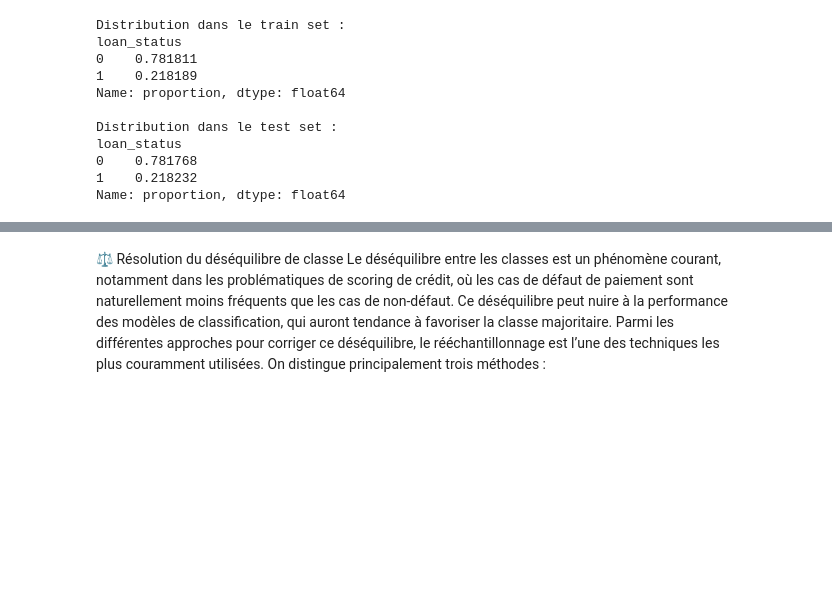
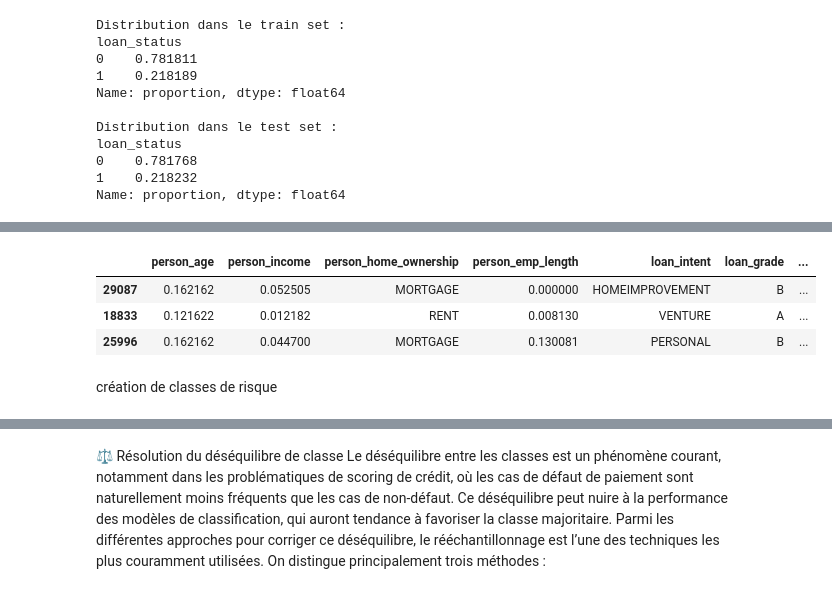
Before and after one commit to TanouDiallo/credit-risk-, a Jupyter notebook: credit risk.ipynb, the cells around one changed output, grey strips where cells are left out. Saved outputs shown, nothing was run; the diff lists cells and outputs as text; code cells hidden in the pictures; blank space fills up the shorter version.

```diff
--- a/credit risk.ipynb
+++ b/credit risk.ipynb
@@ -513,0 +737,9 @@ Name: proportion, dtype: float64
+# %%
+df_vf.sample(3)
+# %% [output]
+|  | person_age | person_income | person_home_ownership | person_emp_length | loan_intent | loan_grade | ... |
+| 29087 | 0.162162 | 0.052505 | MORTGAGE | 0.000000 | HOMEIMPROVEMENT | B | ... |
+| 18833 | 0.121622 | 0.012182 | RENT | 0.008130 | VENTURE | A | ... |
+| 25996 | 0.162162 | 0.044700 | MORTGAGE | 0.130081 | PERSONAL | B | ... |
+# %% [markdown]
+création de classes de risque
```
Also changed, not shown: parts of 20 cells of this notebook.
